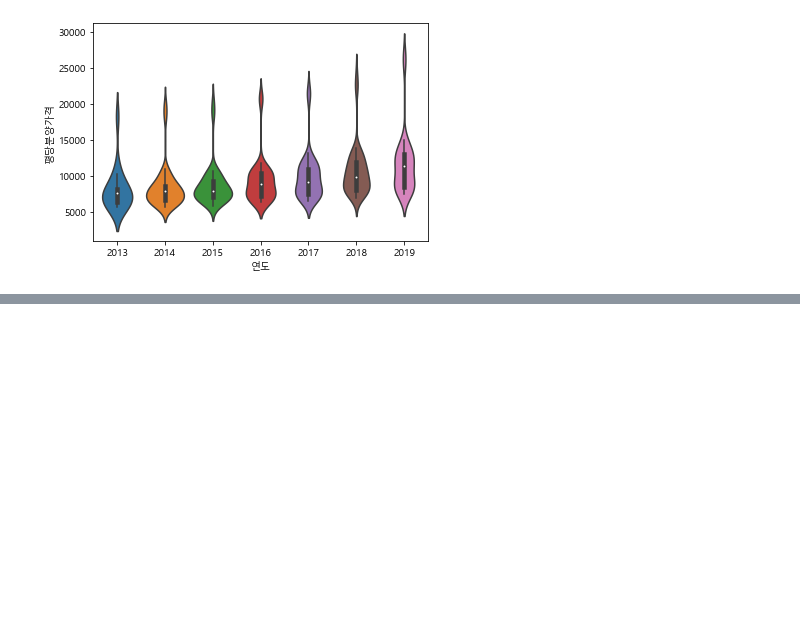
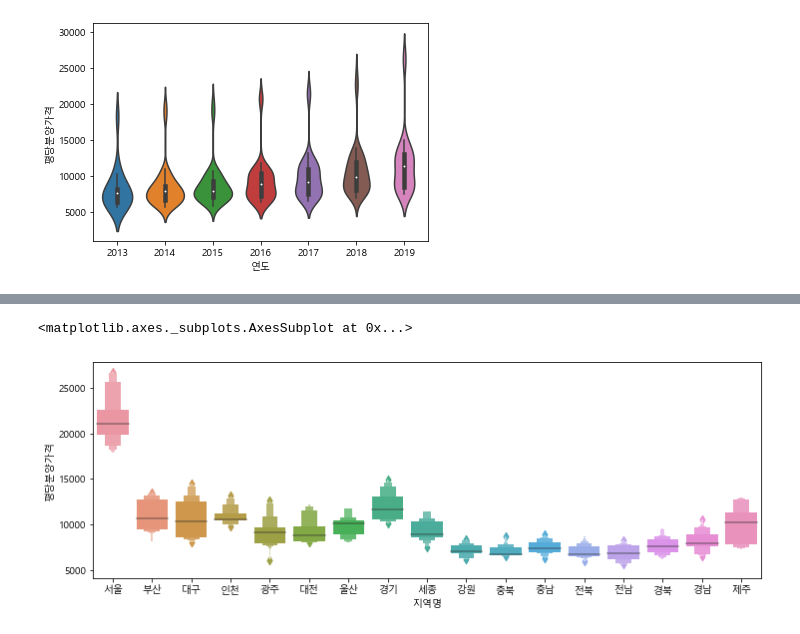
Before and after one commit to edgestory/DS, a Jupyter notebook: opendawpy/chapter1/chapter1.ipynb, the cells around one changed output, grey strips where cells are left out. Drawn from its saved outputs; the diff is of its cells as text; code cells hidden in the pictures; blank space fills up the shorter version.

```diff
--- a/opendawpy/chapter1/chapter1.ipynb
+++ b/opendawpy/chapter1/chapter1.ipynb
@@ -937,0 +909,6 @@ sns.violinplot(data=df, x='연도', y='평당분양가격')
+# %%
+plt.figure(figsize=(12,4))
+sns.boxenplot(data=df, x='지역명', y='평당분양가격')
+# %% [output]
+<matplotlib.axes._subplots.AxesSubplot at 0x...>
+[figure, added]
```
Also changed, not shown: parts of 33 cells of this notebook, 2 other files.
